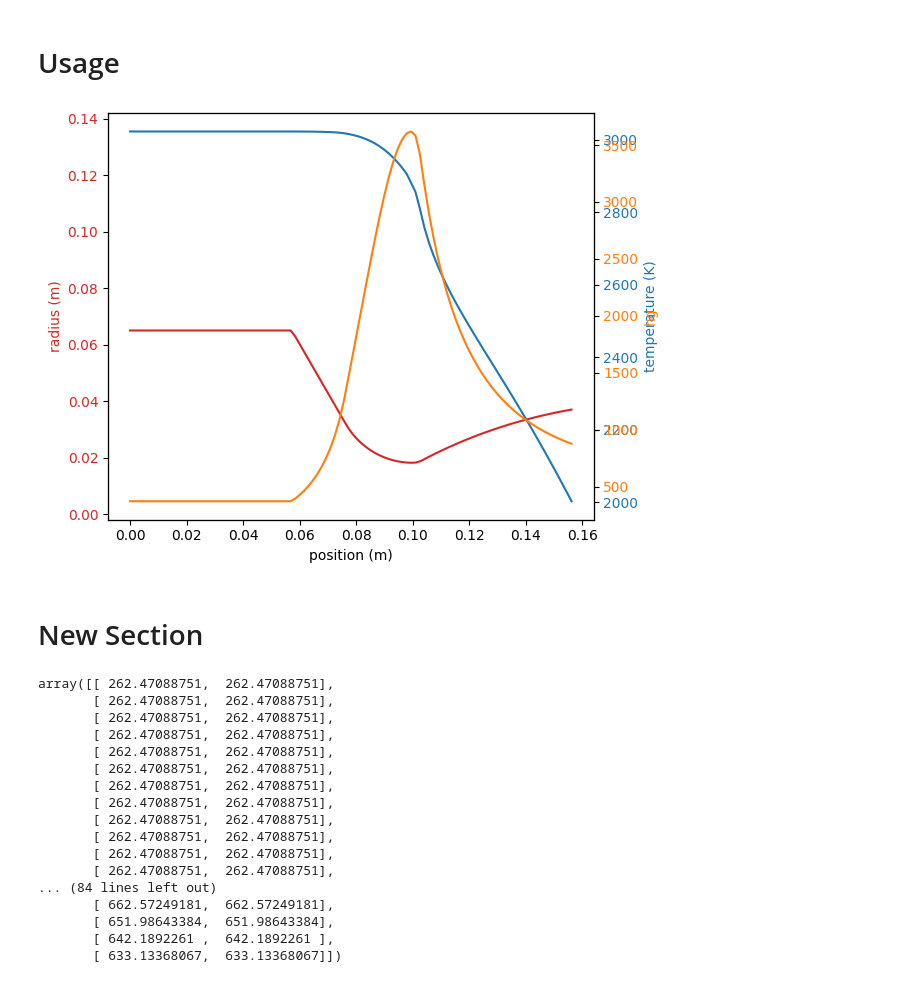
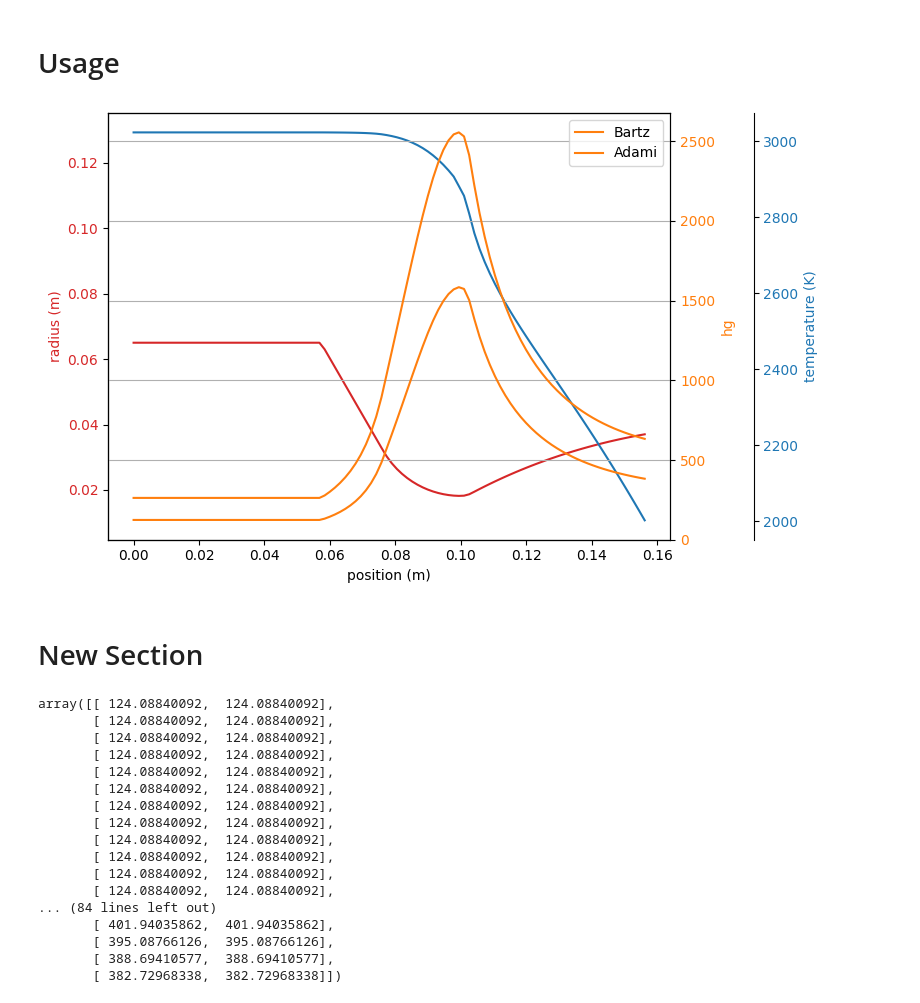
Before and after one commit to LpHiX/EngineThermals, a Jupyter notebook: enginesizer.ipynb, the cells around one changed output. Drawn from its saved outputs; the diff is of its cells as text; code cells hidden in the pictures.

```diff
--- a/enginesizer.ipynb
+++ b/enginesizer.ipynb
@@ -279,56 +282,60 @@ thanos = RocketEngine(
 # %%
 from matplotlib import pyplot as plt
 thanos_contour = create_contour(thanos, 0.1, 0.065)
 thanos_thermals = Thermals(thanos, thanos_contour, 0)
 
 fig, ax1 = plt.subplots()
+fig.set_size_inches(8, 5)
 
 color = 'tab:red'
 ax1.set_xlabel('position (m)')
 ax1.set_ylabel('radius (m)', color=color)
 ax1.plot(thanos_contour[:,0], thanos_contour[:,1], color=color)
 ax1.tick_params(axis='y', labelcolor=color)
 ax1.set_aspect('equal', adjustable='box')
 ax1.set_ylim(0, 0.14)
 
 ax2 = ax1.twinx()  # instantiate a second axes that shares the same x-axis
 color = 'tab:blue'
 ax2.set_ylabel('temperature (K)', color=color)  # we already handled the x-label with ax1
 ax2.plot(thanos_contour[:,0], thanos_thermals.T[:,1], color=color)
+ax2.spines['right'].set_position(('outward', 60))
 ax2.tick_params(axis='y', labelcolor=color)
 
 ax3 = ax1.twinx()  # instantiate a second axes that shares the same x-axis
 color = 'tab:orange'
 ax3.set_ylabel('hg', color=color)  # we already handled the x-label with ax1
-ax3.plot(thanos_contour[:,0], thanos_thermals.hg1[:,1], color=color)
+ax3.plot(thanos_contour[:,0], thanos_thermals.hg1[:,1], color=color, label='Bartz')
 ax3.tick_params(axis='y', labelcolor=color)
-
-#ax3.plot(thanos_contour[:,0], thanos_thermals.hg2[:,1], color=color)
+ax3.plot(thanos_contour[:,0], thanos_thermals.hg2[:,1], color=color, label='Adami')
 
 #ax1.set_aspect('equal', adjustable='box')
 fig.tight_layout()  # otherwise the right y-label is slightly clipped
+ax3.set_yticks(np.arange(0, 3000, 500))
+plt.grid()
+plt.legend(loc='upper right')
 plt.show()
 # %% [output]
-[figure, old version]
+[figure, new version]
 # %% [markdown]
 # New Section
 # %%
-thanos_thermals.hg1
+thanos_thermals.hg2
 # %% [output]
-array([[ 262.47088751,  262.47088751],
-       [ 262.47088751,  262.47088751],
-       [ 262.47088751,  262.47088751],
-       [ 262.47088751,  262.47088751],
-       [ 262.47088751,  262.47088751],
-       [ 262.47088751,  262.47088751],
-       [ 262.47088751,  262.47088751],
-       [ 262.47088751,  262.47088751],
-       [ 262.47088751,  262.47088751],
-       [ 262.47088751,  262.47088751],
-       [ 262.47088751,  262.47088751],
-       [ 262.47088751,  262.47088751],
+array([[ 124.08840092,  124.08840092],
+       [ 124.08840092,  124.08840092],
+       [ 124.08840092,  124.08840092],
+       [ 124.08840092,  124.08840092],
+       [ 124.08840092,  124.08840092],
+       [ 124.08840092,  124.08840092],
+       [ 124.08840092,  124.08840092],
+       [ 124.08840092,  124.08840092],
+       [ 124.08840092,  124.08840092],
+       [ 124.08840092,  124.08840092],
+       [ 124.08840092,  124.08840092],
+       [ 124.08840092,  124.08840092],
 ... (84 lines left out)
-       [ 662.57249181,  662.57249181],
-       [ 651.98643384,  651.98643384],
-       [ 642.1892261 ,  642.1892261 ],
-       [ 633.13368067,  633.13368067]])
+       [ 401.94035862,  401.94035862],
+       [ 395.08766126,  395.08766126],
+       [ 388.69410577,  388.69410577],
+       [ 382.72968338,  382.72968338]])
```
Also changed, not shown: parts of 1 cell of this notebook.
